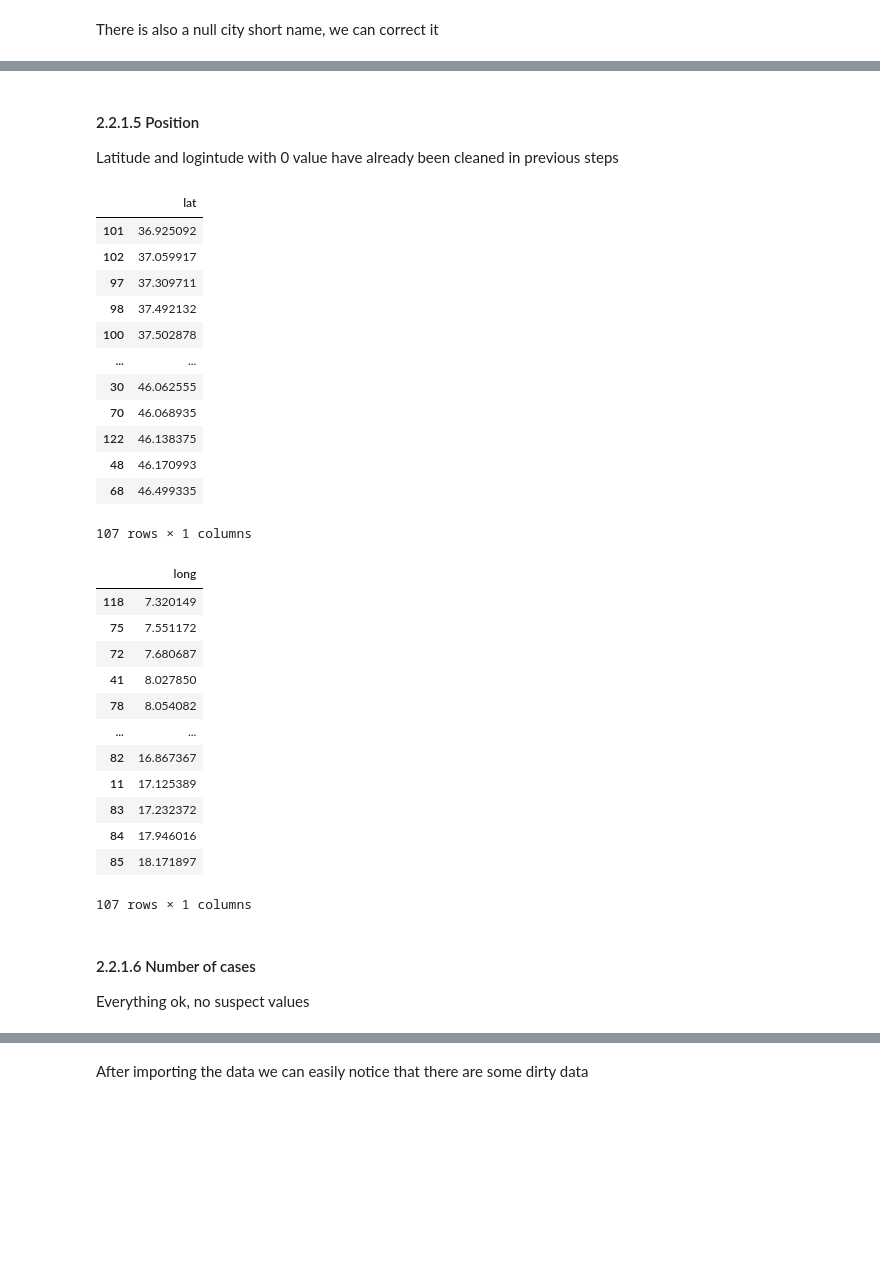
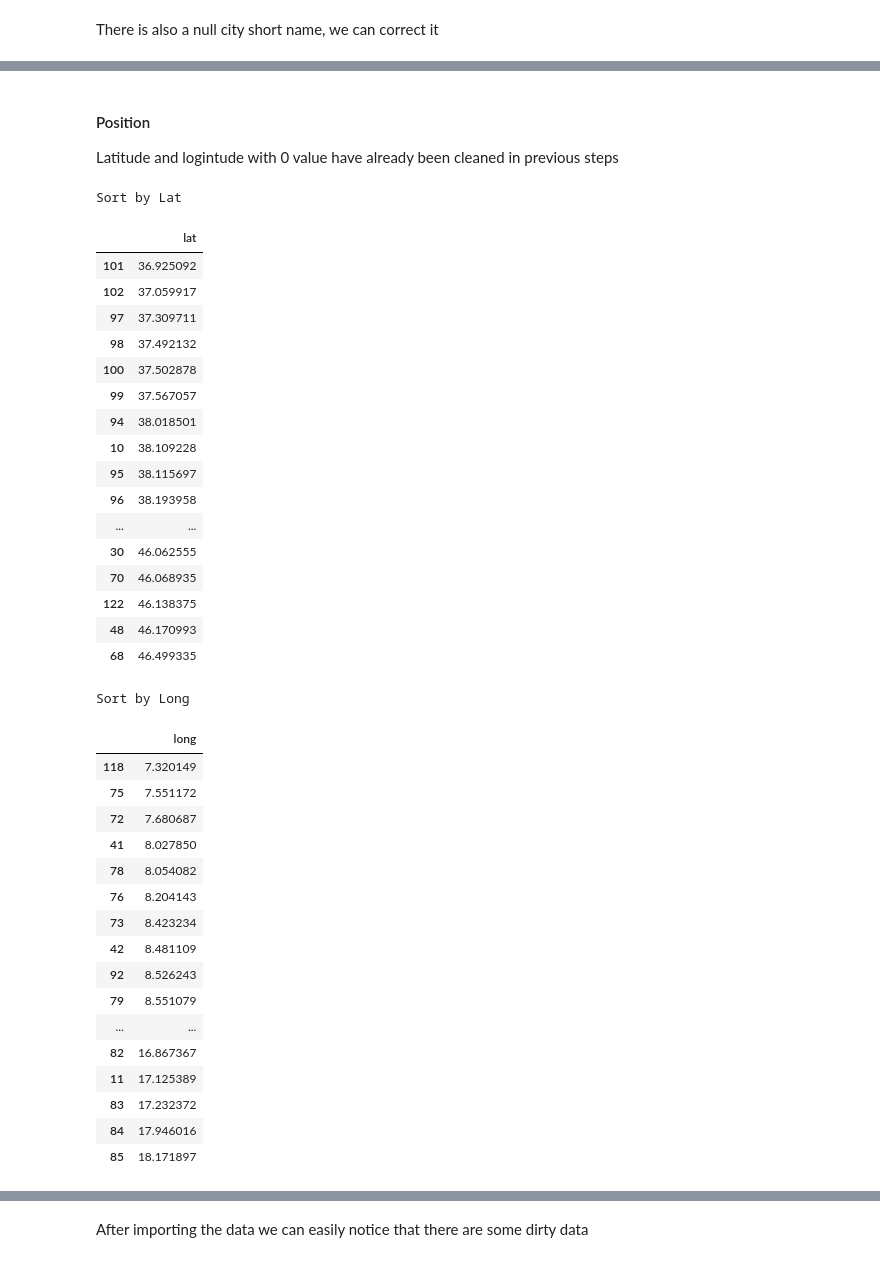
Before and after one commit to valentino-marano/MassiveData, a Jupyter notebook: marano-marano.ipynb, the cells around one changed output, grey strips where cells are left out. Cells and saved outputs as stored; diff of their text form; code cells hidden in the pictures; blank space fills up the shorter version.

```diff
--- a/marano-marano.ipynb
+++ b/marano-marano.ipynb
@@ -365,37 +378,45 @@ display(cities.loc[cities.sigla_provincia.astype(str).map(len) != 2, ['denominaz
 |  | denominazione_provincia | sigla_provincia |
 # %% [markdown]
-#### 2.2.1.5 Position
+#### Position
 Latitude and logintude with 0 value have already been cleaned in previous steps
 # %%
-display(cities[['lat']].drop_duplicates().sort_values(by = 'lat'))
-display(cities[['long']].drop_duplicates().sort_values(by = 'long'))
+lat_styler = cities[['lat']].drop_duplicates().sort_values(by = 'lat').style.set_table_attributes("style='display:inline'").set_caption("Sort by Lat")
+long_styler = cities[['long']].drop_duplicates().sort_values(by = 'long').style.set_table_attributes("style='display:inline'").set_caption("Sort by Long")
+display_html(lat_styler._repr_html_() + " " + long_styler._repr_html_(), raw=True)
 # %% [output]
+Sort by Lat
 |  | lat |
 | 101 | 36.925092 |
 | 102 | 37.059917 |
 | 97 | 37.309711 |
 | 98 | 37.492132 |
 | 100 | 37.502878 |
+| 99 | 37.567057 |
+| 94 | 38.018501 |
+| 10 | 38.109228 |
+| 95 | 38.115697 |
+| 96 | 38.193958 |
 | ... | ... |
 | 30 | 46.062555 |
 | 70 | 46.068935 |
 | 122 | 46.138375 |
 | 48 | 46.170993 |
 | 68 | 46.499335 |
-107 rows × 1 columns
+Sort by Long
 |  | long |
 | 118 | 7.320149 |
 | 75 | 7.551172 |
 | 72 | 7.680687 |
 | 41 | 8.027850 |
 | 78 | 8.054082 |
+| 76 | 8.204143 |
+| 73 | 8.423234 |
+| 42 | 8.481109 |
+| 92 | 8.526243 |
+| 79 | 8.551079 |
 | ... | ... |
 | 82 | 16.867367 |
 | 11 | 17.125389 |
 | 83 | 17.232372 |
 | 84 | 17.946016 |
 | 85 | 18.171897 |
-107 rows × 1 columns
-# %% [markdown]
-#### 2.2.1.6 Number of cases
-Everything ok, no suspect values
```
Also changed, not shown: parts of 70 cells of this notebook, 2 other files.
